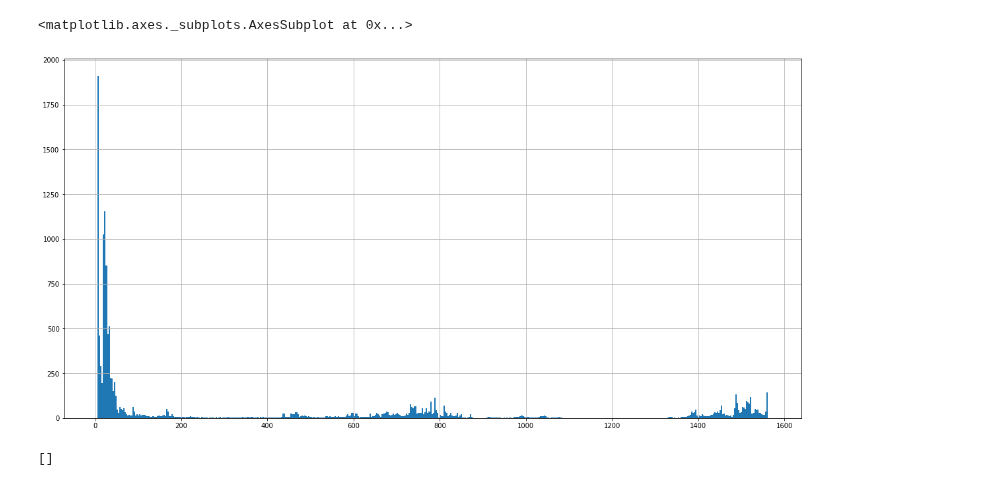
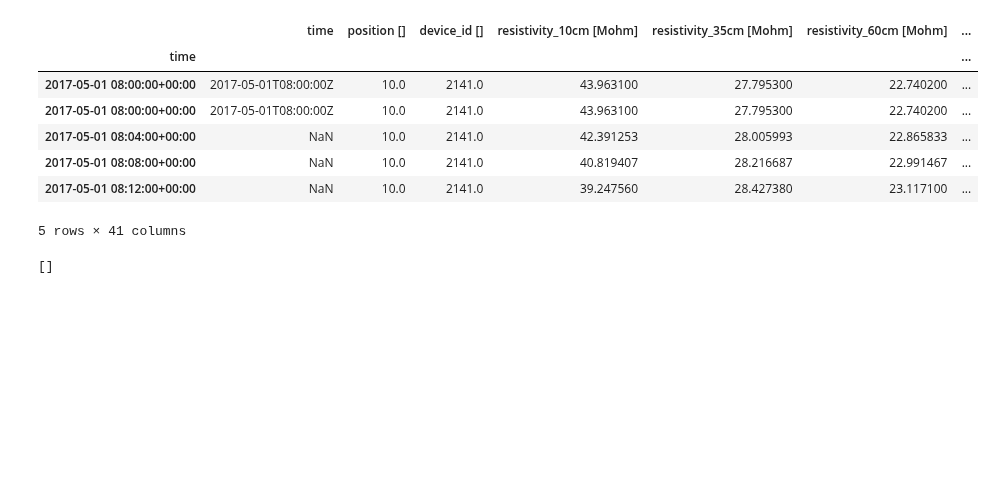
Before and after one commit to ETHZ-TEC/permafrostanalytics, a Jupyter notebook: notebooks/create_labels.ipynb, the cells around one changed output. Saved outputs shown, nothing was run; the diff lists cells and outputs as text; code cells hidden in the pictures; blank space fills up the shorter version.

Commit message:
fix non unique index

```diff
--- a/notebooks/create_labels.ipynb
+++ b/notebooks/create_labels.ipynb
@@ -96,14 +100,25 @@ df2_interp = interpolate_to_timestamps(df2, summer_days)
 df3 = df3.set_index(pd.DatetimeIndex(df3.loc[:, 'time']))
 df3_interp = interpolate_to_timestamps(df3, summer_days)
 # %%
+df_interp = df_interp.loc[~df_interp.index.duplicated(keep='first')]
+df2_interp = df2_interp.loc[~df2_interp.index.duplicated(keep='first')]
+df3_interp = df3_interp.loc[~df3_interp.index.duplicated(keep='first')]
+
 dataset = pd.concat((df_interp, df2_interp, df3_interp), axis=1)
 dataset['path'] = time_stamps.filename
 dataset = dataset.rename(columns={'rain_intensity [mm/h]': 'rain_intensity'})
 # %%
 #dataset.loc[:, 'resistivity_10cm [Mohm]'].hist(bins=500, figsize=(20, 10))
+dataset.head()
 # %% [output]
+|  | time | position [] | device_id [] | resistivity_10cm [Mohm] | resistivity_35cm [Mohm] | resistivity_60cm [Mohm] | ... |
+| time |  |  |  |  |  |  | ... |
+| 2017-05-01 08:00:00+00:00 | 2017-05-01T08:00:00Z | 10.0 | 2141.0 | 43.963100 | 27.795300 | 22.740200 | ... |
+| 2017-05-01 08:00:00+00:00 | 2017-05-01T08:00:00Z | 10.0 | 2141.0 | 43.963100 | 27.795300 | 22.740200 | ... |
+| 2017-05-01 08:04:00+00:00 | NaN | 10.0 | 2141.0 | 42.391253 | 28.005993 | 22.865833 | ... |
+| 2017-05-01 08:08:00+00:00 | NaN | 10.0 | 2141.0 | 40.819407 | 28.216687 | 22.991467 | ... |
+| 2017-05-01 08:12:00+00:00 | NaN | 10.0 | 2141.0 | 39.247560 | 28.427380 | 23.117100 | ... |
-<matplotlib.axes._subplots.AxesSubplot at 0x...>
+5 rows × 41 columns
-[figure, removed]
 # %%
 #df.plot('time', ['resistivity_10_35cm [Mohm]', 'resistivity_35_60cm [Mohm]', 'resistivity_60_85cm [Mohm]', 'resistivity_10_85cm [Mohm]'], figsize=(20,10))
 #plt.semilogy()
```
Also changed, not shown: parts of 10 cells of this notebook.
